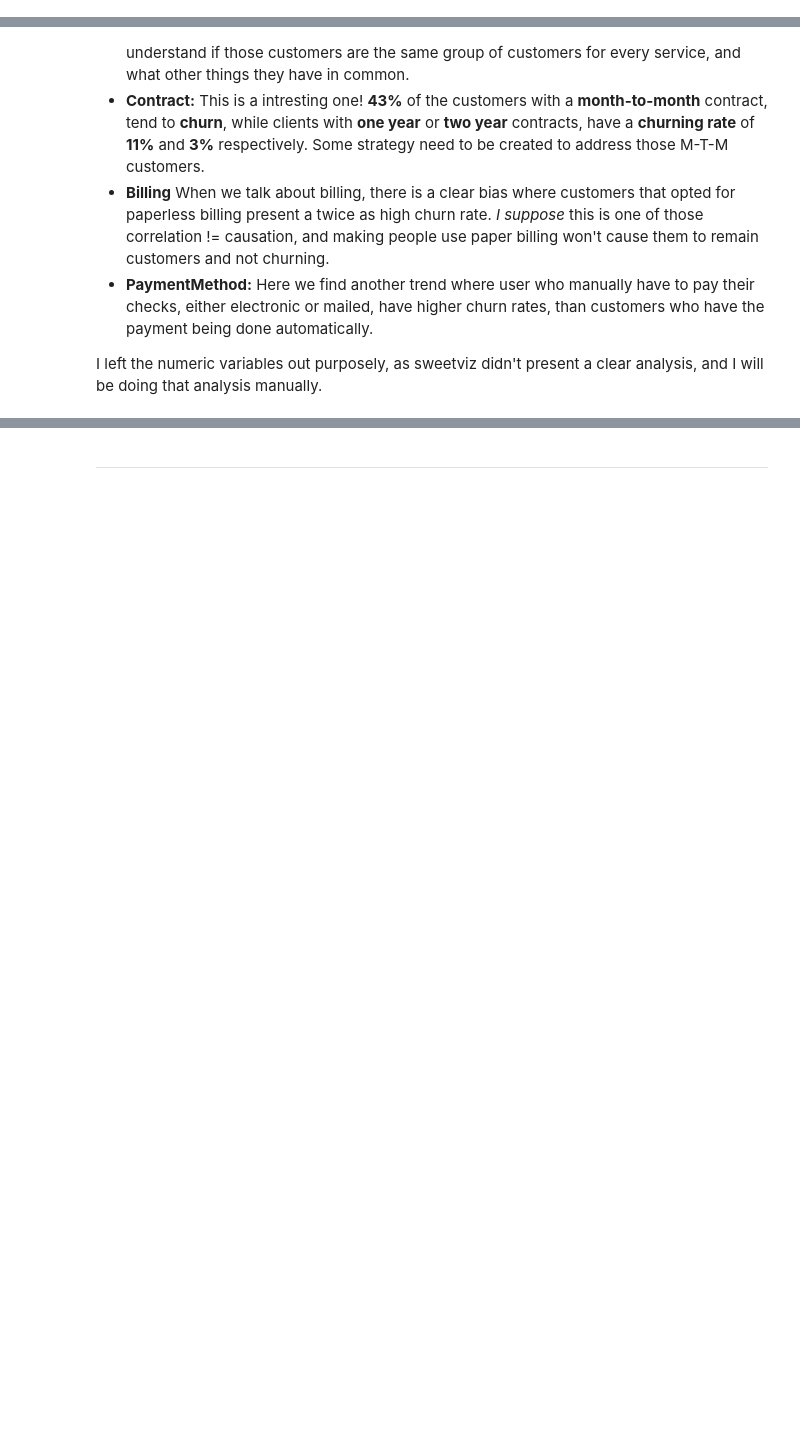
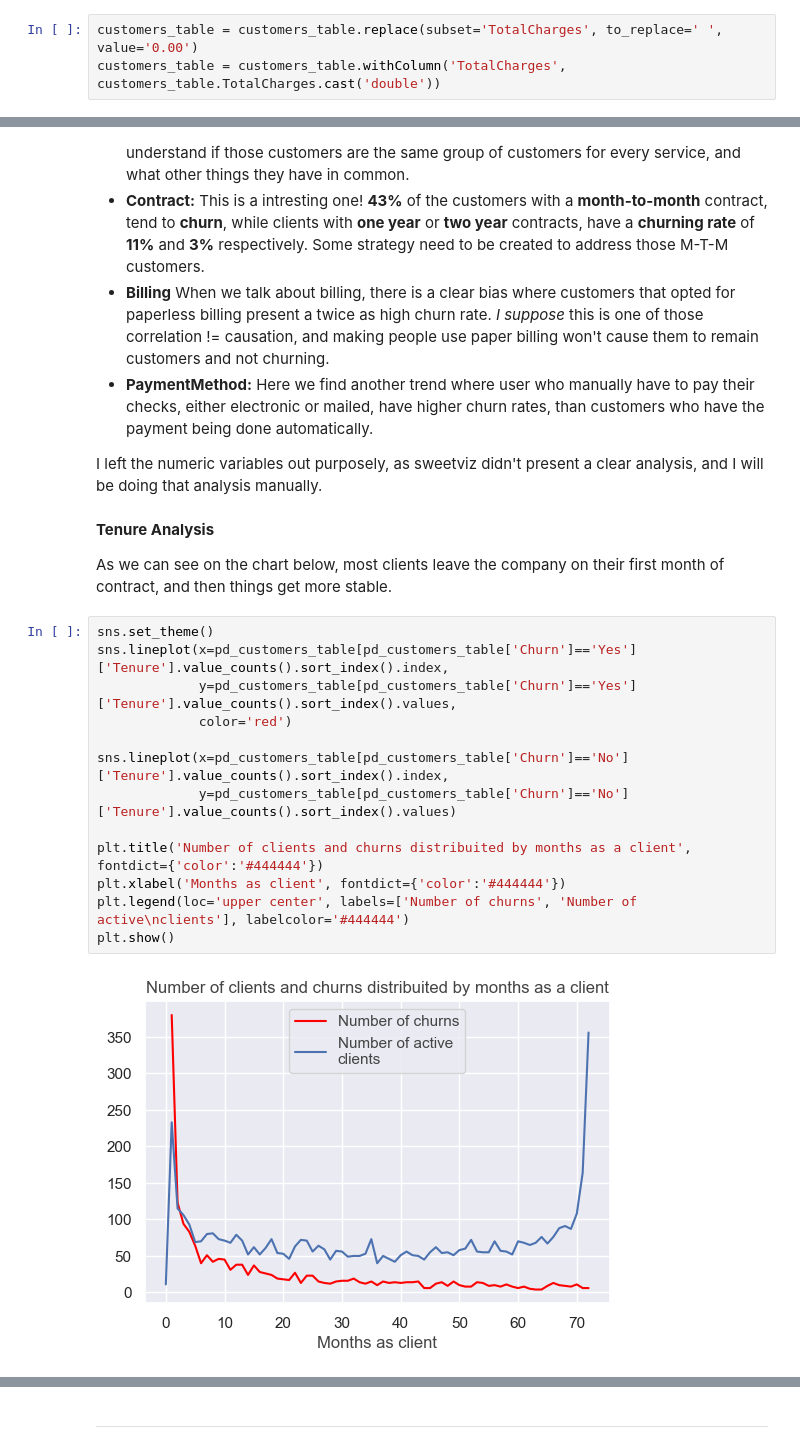
Before and after one commit to gasp37/telco-customer-churn, a Jupyter notebook: teleco-customer-churn.ipynb, the cells around one changed output, grey strips where cells are left out. Drawn from its saved outputs; the diff is of its cells as text; blank space fills up the shorter version.

Commit message:
Finish analysis

```diff
--- a/teleco-customer-churn.ipynb
+++ b/teleco-customer-churn.ipynb
@@ -74,3 +78,6 @@ only showing top 20 rows
+# %%
+customers_table = customers_table.replace(subset='TotalCharges', to_replace=' ', value='0.00')
+customers_table = customers_table.withColumn('TotalCharges', customers_table.TotalCharges.cast('double'))
 # %% [markdown]
 We're all good with data wrangling for now.
 
@@ -100,3 +107,22 @@ sv_dashboard.show_notebook()
 
 
 I left the numeric variables out purposely, as sweetviz didn't present a clear analysis, and I will be doing that analysis manually.
+# %% [markdown]
+**Tenure Analysis**
+
+As we can see on the chart below, most clients leave the company on their first month of contract, and then things get more stable.
+# %%
+sns.set_theme()
+sns.lineplot(x=pd_customers_table[pd_customers_table['Churn']=='Yes']['Tenure'].value_counts().sort_index().index,
+             y=pd_customers_table[pd_customers_table['Churn']=='Yes']['Tenure'].value_counts().sort_index().values,
+             color='red')
+
+sns.lineplot(x=pd_customers_table[pd_customers_table['Churn']=='No']['Tenure'].value_counts().sort_index().index,
+             y=pd_customers_table[pd_customers_table['Churn']=='No']['Tenure'].value_counts().sort_index().values)
+
+plt.title('Number of clients and churns distribuited by months as a client', fontdict={'color':'#444444'})
+plt.xlabel('Months as client', fontdict={'color':'#444444'})
+plt.legend(loc='upper center', labels=['Number of churns', 'Number of active\nclients'], labelcolor='#444444')
+plt.show()
+# %% [output]
+[figure, added]
```
Also changed, not shown: parts of 4 cells of this notebook.
